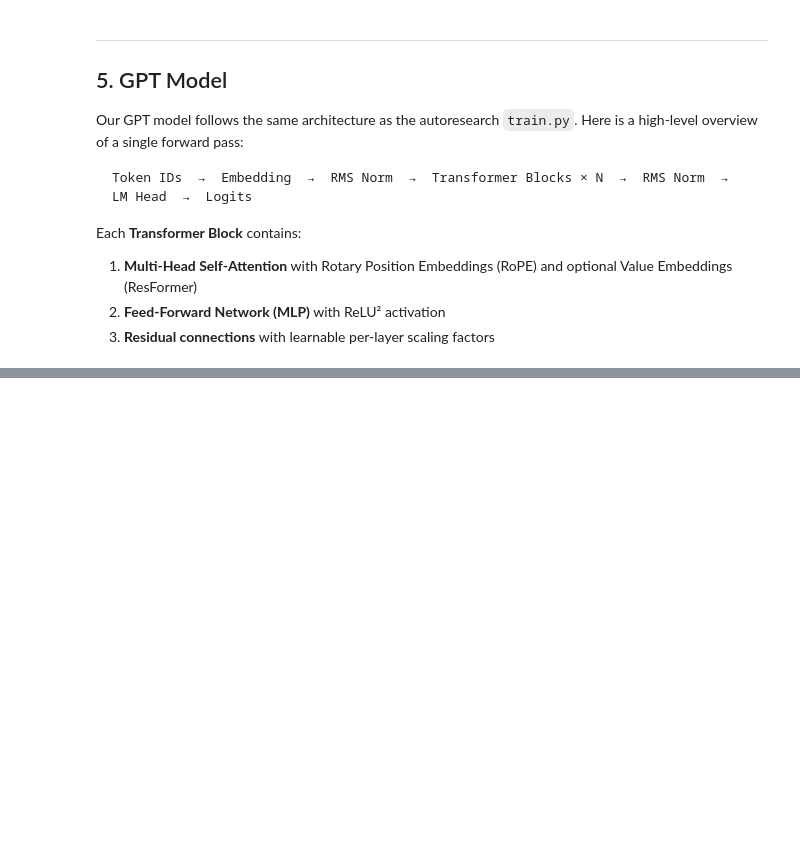
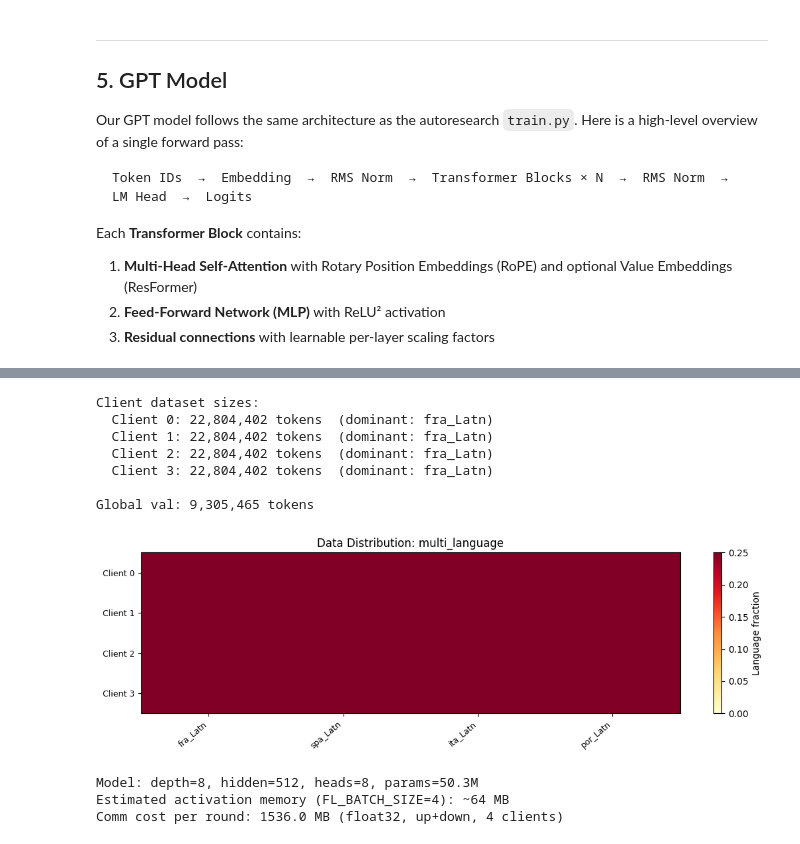
Before and after one commit to RobertoLawrence/optml-project, a Jupyter notebook: fedLearning.ipynb, the cells around one changed output, grey strips where cells are left out. Drawn from its saved outputs; the diff is of its cells as text; code cells hidden in the pictures; blank space fills up the shorter version.

```diff
--- a/fedLearning.ipynb
+++ b/fedLearning.ipynb
@@ -103,13 +128,9 @@ DATASET = 'fineweb2'  # @param ["fineweb2"]
 
 # FineWeb-2 language subset: (lang_code, num_train_docs, num_val_docs)
 # The number of entries also sets the default NUM_CLIENTS in Section 6.
-NUM_TRAIN_PER_LANG = 1_000
-NUM_VAL_PER_LANG   = 100
+NUM_TRAIN_PER_LANG = 20_000 # TODO : modify
+NUM_VAL_PER_LANG   = 2_000 # TODO : modify
 languages = [
-    # ("rus_Cyrl", NUM_TRAIN_PER_LANG, NUM_VAL_PER_LANG),
-    # ("deu_Latn", NUM_TRAIN_PER_LANG, NUM_VAL_PER_LANG),
-    # ("cmn_Hani", NUM_TRAIN_PER_LANG, NUM_VAL_PER_LANG),
-    # ("jpn_Jpan", NUM_TRAIN_PER_LANG, NUM_VAL_PER_LANG),
     ("fra_Latn", NUM_TRAIN_PER_LANG, NUM_VAL_PER_LANG),
     ("spa_Latn", NUM_TRAIN_PER_LANG, NUM_VAL_PER_LANG),
     ("ita_Latn", NUM_TRAIN_PER_LANG, NUM_VAL_PER_LANG),
@@ -117,9 +138,8 @@ languages = [
 ]
 DEFAULT_IID_SINGLE_LANGUAGE="fra_Latn"
 
-
 # --- Tokenizer ---
-VOCAB_SIZE = 8192 #change later on maybe
+VOCAB_SIZE = 8192
 
 # --- Model Architecture ---
 DEPTH        = 8    # Number of transformer layers
@@ -127,11 +147,8 @@ ASPECT_RATIO = 64   # Hidden dim = DEPTH × ASPECT_RATIO  (→ 512)
 HEAD_DIM     = 64   # Attention head dimension; n_heads = hidden_dim / HEAD_DIM
 MAX_SEQ_LEN  = 1024 # Context window length (tokens)
 
-
-
-
 # --- Training (centralized baseline) ---
-DEVICE_BATCH_SIZE = 64    # Micro-batch per forward pass; reduce if OOM
+DEVICE_BATCH_SIZE = 16    # TODO : change to 128 in GPU
 TOTAL_BATCH_SIZE  = 2**17 # ~131K tokens per optimizer step
 TIME_BUDGET       = 300   # Wall-clock budget for baseline (seconds)
 EVAL_INTERVAL     = 50    # Validate every N steps (baseline)
@@ -335,5 +352,11 @@ avg_len = sum(len(t) for t in train_texts) / len(train_texts)
 print(f'\nTrain documents: {len(train_texts):,}')
 print(f'Val documents:   {len(val_texts):,}')
 print(f'Avg doc length:  {avg_len:.0f} chars')
-print(f'\n--- Sample document (first 500 chars) ---')
-print(train_texts[0][:500])
+
+# Show a sample for each language
+print(f'\n--- Sample documents (first 500 chars) ---')
+position_index=0
+for _ in languages:
+    print(f'\n--- Sample document (first 500 chars) ---')
+    print(train_texts[position_index][:500])
+    position_index += NUM_TRAIN_PER_LANG
@@ -814,7 +901,6 @@ print('Model definition loaded.')
 
 def create_client_datasets(lang_train_tensors, lang_val_tensors,
                            num_clients, data_distribution,
-                           iid_type='multi_language', non_iid_type='dirichlet',
                            dirichlet_alpha=0.5, tokens_per_client=None, seed=42):
     """
     Partition per-language token tensors into per-client training shards.
@@ -832,7 +918,7 @@ def create_client_datasets(lang_train_tensors, lang_val_tensors,
 
 
     # --- IID: multi_language ---
-    if data_distribution == 'iid' and iid_type == 'multi_language':
+    if data_distribution == 'multi_language':
         chunks = [[] for _ in range(num_clients)]
         fracs  = np.full((num_clients, num_langs), 1.0 / num_langs)
         for li, lc in enumerate(lc_list):
@@ -843,7 +929,7 @@ def create_client_datasets(lang_train_tensors, lang_val_tensors,
         client_train = [torch.from_numpy(np.concatenate(c).copy()) for c in chunks]
 
     # --- IID: single_language (round-robin assignment) ---
-    elif data_distribution == 'non_iid' and iid_type == 'single_language':
+    elif data_distribution == 'single_language':
         client_train = []
         fracs = np.zeros((num_clients, num_langs))
         for ci in range(num_clients):
@@ -857,7 +943,7 @@ def create_client_datasets(lang_train_tensors, lang_val_tensors,
 
 
     # --- Non-IID: Dirichlet ---
-    elif data_distribution == 'non_iid' and non_iid_type == 'dirichlet':
+    elif data_distribution == 'dirichlet':
         # Sample proportions: props[ci, li] = unnormalised weight of lang li for client ci
         props = rng.dirichlet(np.ones(num_langs) * dirichlet_alpha, size=num_clients)
         # Column-normalise so each language's full token budget is distributed
@@ -884,8 +970,7 @@ def create_client_datasets(lang_train_tensors, lang_val_tensors,
         fracs = props  # display raw (unnormalised) proportions
 
     else:
-        sub = iid_type if data_distribution == 'iid' else non_iid_type
-        raise ValueError(f"Unknown distribution: {data_distribution}/{sub}")
+        raise ValueError(f"Unknown distribution: {data_distribution}")
 
     # Optional per-client token cap
     if tokens_per_client is not None:
@@ -903,36 +988,43 @@ def create_client_datasets(lang_train_tensors, lang_val_tensors,
 
 # --- Build client datasets ---
 client_train_tensors, client_val_tensors, global_val_tensor, lang_fracs = create_client_datasets(
     lang_train_tensors, lang_val_tensors,
     num_clients       = NUM_CLIENTS,
     data_distribution = DATA_DISTRIBUTION,
-    iid_type          = IID_TYPE,
-    non_iid_type      = NON_IID_TYPE,
     dirichlet_alpha   = DIRICHLET_ALPHA,
     tokens_per_client = TOKENS_PER_CLIENT,
     seed              = SEED,
 )
 
 print("Client dataset sizes:")
 for ci, t in enumerate(client_train_tensors):
     dom = lang_codes[int(lang_fracs[ci].argmax())]
     print(f"  Client {ci}: {len(t):>10,} tokens  (dominant: {dom})")
 print(f"\nGlobal val: {len(global_val_tensor):,} tokens")
 
 # Heatmap: language fraction per client
 fig, ax = plt.subplots(figsize=(11, 3.5))
 im = ax.imshow(lang_fracs, aspect='auto', cmap='YlOrRd', vmin=0)
 ax.set_xticks(range(len(lang_codes)))
 ax.set_xticklabels(lang_codes, rotation=40, ha='right', fontsize=9)
 ax.set_yticks(range(NUM_CLIENTS))
 ax.set_yticklabels([f'Client {i}' for i in range(NUM_CLIENTS)], fontsize=9)
 plt.colorbar(im, ax=ax, label='Language fraction')
 title = f"Data Distribution: {DATA_DISTRIBUTION}"
-if DATA_DISTRIBUTION == 'non_iid' and NON_IID_TYPE == 'dirichlet':
+if DATA_DISTRIBUTION ==  'dirichlet':
     title += f"  (Dirichlet α={DIRICHLET_ALPHA})"
 ax.set_title(title)
 plt.tight_layout()
 plt.show()
+# %% [output]
+Client dataset sizes:
+  Client 0: 22,804,402 tokens  (dominant: fra_Latn)
+  Client 1: 22,804,402 tokens  (dominant: fra_Latn)
+  Client 2: 22,804,402 tokens  (dominant: fra_Latn)
+  Client 3: 22,804,402 tokens  (dominant: fra_Latn)
+
+Global val: 9,305,465 tokens
+[figure, added]
 # %%
 # =====================================================================
 # MODEL BUILDING & FL UTILITIES
@@ -965,10 +1057,6 @@ def make_optimizer(model):
         return torch.optim.Adam(model.parameters(), lr=LR, betas=(0.9, 0.95))
     elif OPTIMIZER == 'sgd':
         return torch.optim.SGD(model.parameters(), lr=LR, momentum=0.9, nesterov=True)
-    elif OPTIMIZER == 'muon':
-        print('Note: Muon not supported for FL clients — using AdamW with MUON_LR.')
-        return torch.optim.AdamW(model.parameters(), lr=MUON_LR,
-                                 weight_decay=WEIGHT_DECAY, betas=(0.9, 0.95))
     else:
         raise ValueError(f'Unknown optimizer: {OPTIMIZER}')
 
@@ -1006,6 +1094,29 @@ def params_to_vec(model_or_sd):
         tensors = [p.detach().float().cpu().flatten() for p in model_or_sd.parameters()]
     return torch.cat(tensors)
 
+class FedAdam:
+      def __init__(self, model, lr=0.01, beta1=0.9, beta2=0.999, eps=1e-3):
+          self.model = model
+          self.lr, self.b1, self.b2, self.eps = lr, beta1, beta2, eps
+          self.m = {k: torch.zeros_like(v) for k, v in model.state_dict().items()}
+          self.v = {k: torch.zeros_like(v) for k, v in model.state_dict().items()}
+          self.t = 0
+
+      def step(self, client_state_dicts, client_weights):
+          self.t += 1
+          total = sum(client_weights)
+          global_sd = self.model.state_dict()
+          for key in global_sd:
+              avg = sum(sd[key].float().to(global_sd[key].device) * (w / total)
+                        for sd, w in zip(client_state_dicts, client_weights))
+              g = avg - global_sd[key].float()
+              self.m[key] = self.b1 * self.m[key] + (1 - self.b1) * g
+              self.v[key] = self.b2 * self.v[key] + (1 - self.b2) * g ** 2
+              m_hat = self.m[key] / (1 - self.b1 ** self.t)
+              v_hat = self.v[key] / (1 - self.b2 ** self.t)
+              global_sd[key] = (global_sd[key].float() + self.lr * m_hat / (v_hat.sqrt() + self.eps)).to(global_sd[key].dtype)
+          self.model.load_state_dict(global_sd)
+
 # Verify
 _m = build_global_model()
 n_params = sum(p.numel() for p in _m.parameters())
@@ -1015,3 +1126,7 @@ print(f'Estimated activation memory (FL_BATCH_SIZE={FL_BATCH_SIZE}): ~{act_mb:.0
 print(f'Comm cost per round: {2*n_params*4*NUM_CLIENTS/1024**2:.1f} MB '
       f'(float32, up+down, {NUM_CLIENTS} clients)')
 del _m
+# %% [output]
+Model: depth=8, hidden=512, heads=8, params=50.3M
+Estimated activation memory (FL_BATCH_SIZE=4): ~64 MB
+Comm cost per round: 1536.0 MB (float32, up+down, 4 clients)
```
Also changed, not shown: parts of 19 cells of this notebook, 6 other files.
